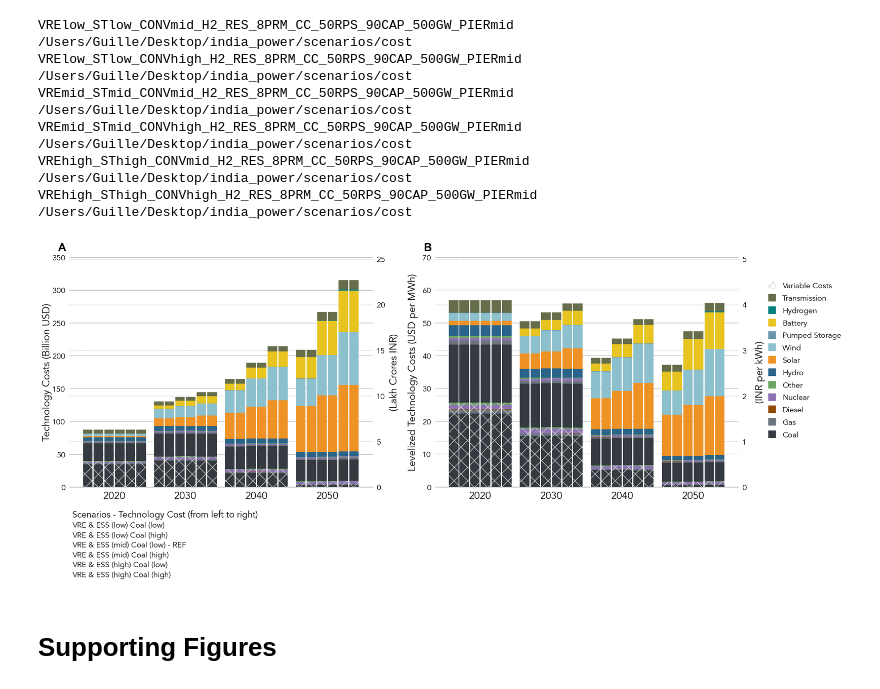
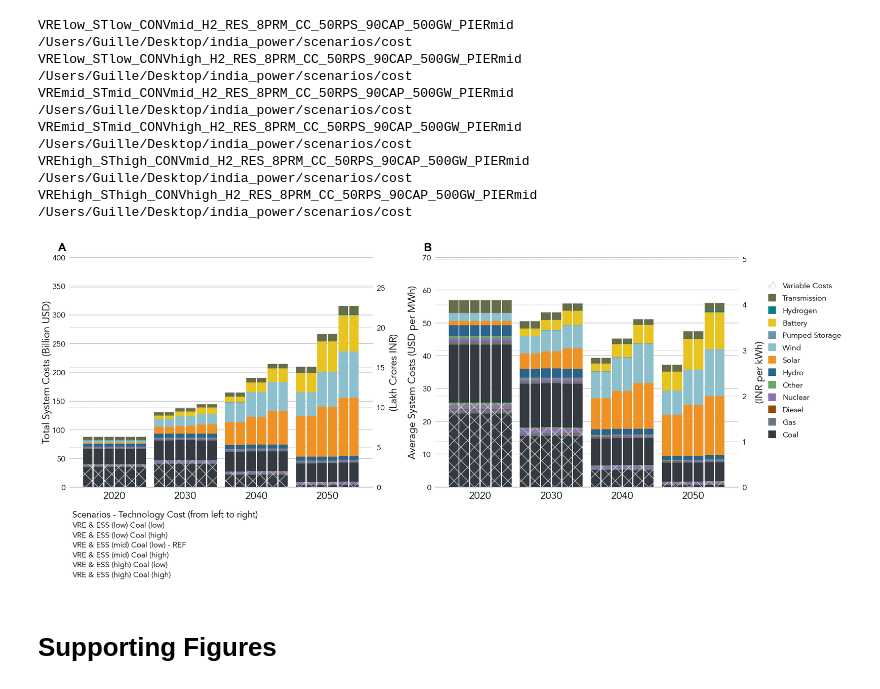
Before and after one commit to cetlab-ucsb/gridpath_india_viz, a Jupyter notebook: software/summary-technology_costs.ipynb, the cells around one changed output. Saved outputs shown, nothing was run; the diff lists cells and outputs as text; code cells hidden in the pictures.

Commit message:
new latex tables and final labels corrections

```diff
--- a/software/summary-technology_costs.ipynb
+++ b/software/summary-technology_costs.ipynb
@@ -409,7 +409,7 @@ def _plot_total_fixed_and_variable_cost(axp, df_, scens_label_, tech_label_,
     axp.grid(axis = 'y', ls = ':', lw = 1.)
     ax.grid(axis = 'y')
 
-def _plot_levelized_fixed_and_variable_cost(axp, df_1_, df_2_, scens_label_, tech_label_,
+def _plot_average_fixed_and_variable_cost(axp, df_1_, df_2_, scens_label_, tech_label_,
                                             USD_to_INR   = 72,
                                             y_lim_max    = 70,
                                             units        = 1,
@@ -630,46 +630,46 @@ y_period_loc = -.62
 
 # Enter a title of your choice between the quotation marks ('') under title = ''.
 _plot_total_fixed_and_variable_cost(_ax['A'], costs_['tech_cost'], costs_['scen_labels'], tech_labels_,
-                                    ylabel = r'Technology Costs (Billion USD)',
+                                    ylabel = r'Total System Costs (Billion USD)',
                                     yplabel = r'(Lakh Crores INR)',
-                                    y_lim_max = 350,
+                                    y_lim_max = 400,
                                     y_grid_inc = 50,
                                     legend = False)
 
 # Enter a title of your choice between the quotation marks ('') under title = ''.
-_plot_levelized_fixed_and_variable_cost(_ax['B'], costs_['tech_cost'], costs_['demand'], costs_['scen_labels'], tech_labels_,
-                                        ylabel = r'Levelized Technology Costs (USD per MWh)',
-                                        yplabel = r'(INR per kWh)',
-                                        y_lim_max = 70,
-                                        y_grid_inc = 10,
-                                        legend = True)
+_plot_average_fixed_and_variable_cost(_ax['B'], costs_['tech_cost'], costs_['demand'], costs_['scen_labels'], tech_labels_,
+                                      ylabel = r'Average System Costs (USD per MWh)',
+                                      yplabel = r'(INR per kWh)',
+                                      y_lim_max = 70,
+                                      y_grid_inc = 10,
+                                      legend = True)
 
 line1    = Line2D([], [], color = 'None', solid_capstyle ='round')
 handles_ = [line1, line1, line1, line1, line1, line1]
 labels_  = list(costs_['scen_labels']['label'].to_numpy())
 
 leg = _ax['A'].legend(handles_, labels_,
                       loc = (0., -.4125),
                       title = 'Scenarios - Technology Cost (from left to right)',
                       frameon = False,
                       labelspacing = 0.175,
                       title_fontsize = 16,
                       ncol = 1,
                       handletextpad = -1.,
                       prop = {'size': 14})
 
 leg._legend_box.align = "left"
 
 plt.savefig(path_to_images + '/cost-technology_costs.pdf',
             bbox_inches = 'tight')
 
 plt.savefig(path_to_images + '/cost-technology_costs.png',
             bbox_inches = 'tight',
             dpi = 600)
 
 plt.show()
 # %% [output]
-[figure, old version]
+[figure, new version]
 # %% [markdown]
 # Supporting Figures
 # %%
```
Also changed, not shown: parts of 6 cells of this notebook, 12 other files.
